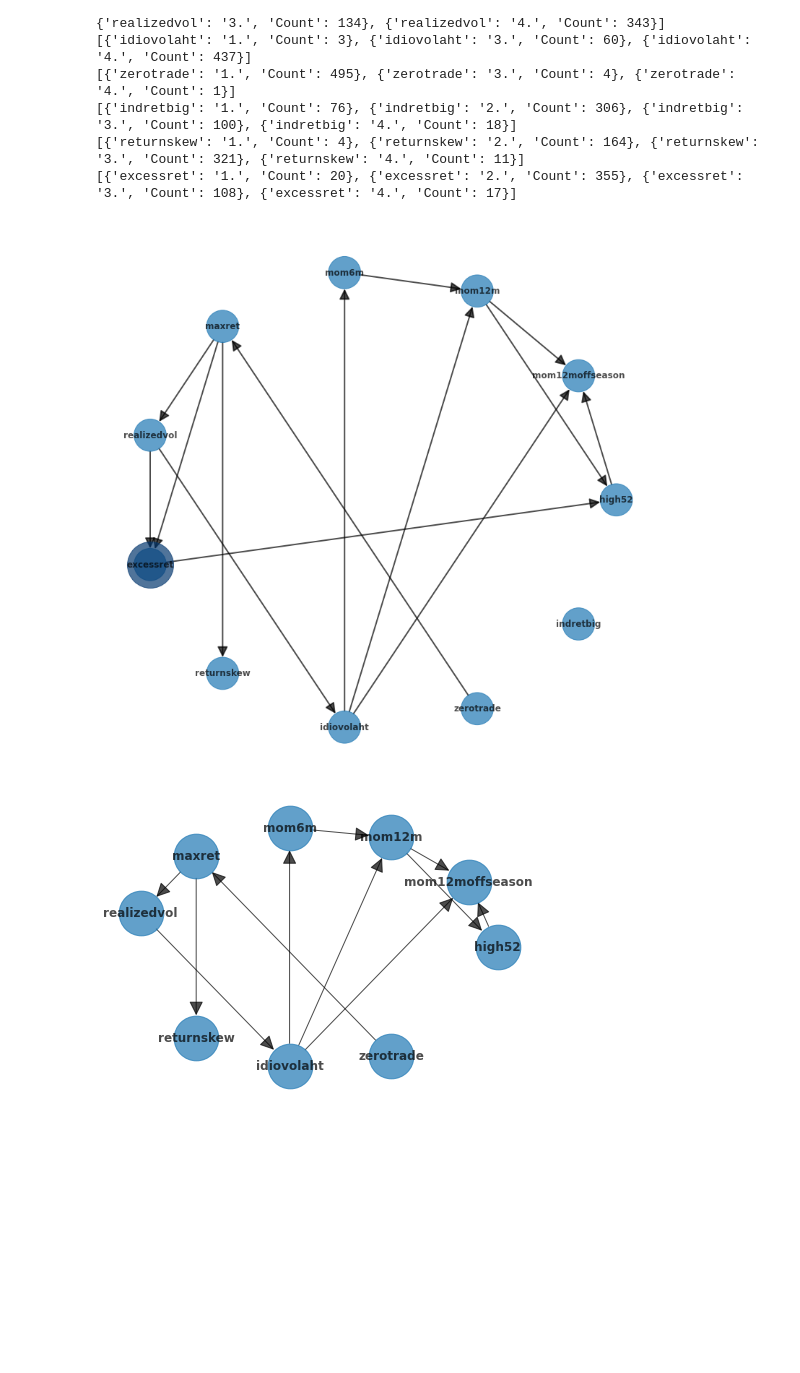
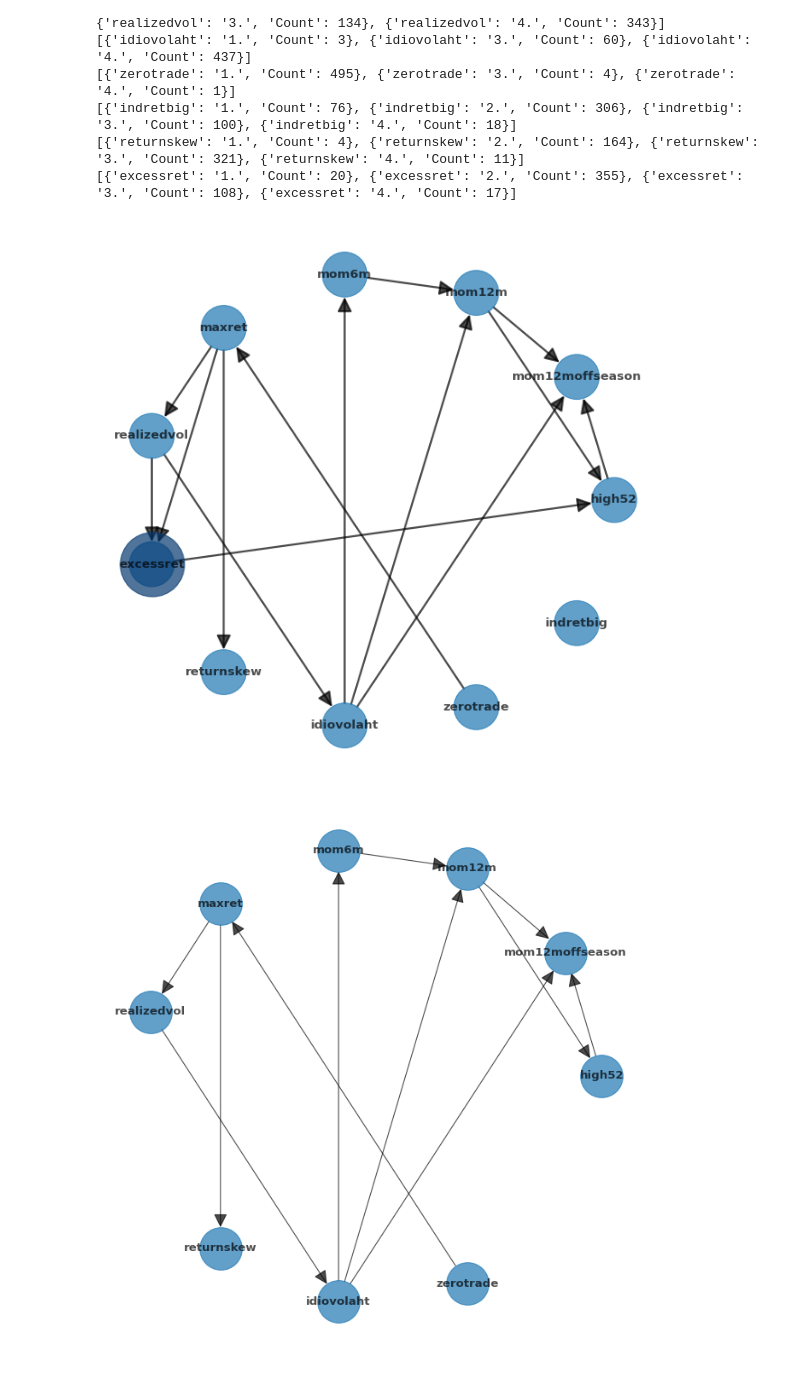
Before and after one commit to alasdair-breasley/pds-assignment, a Jupyter notebook: PDS_Assignment.ipynb, the cells around one changed output. Drawn from its saved outputs; the diff is of its cells as text; code cells hidden in the pictures; blank space fills up the shorter version.

```diff
--- a/PDS_Assignment.ipynb
+++ b/PDS_Assignment.ipynb
@@ -687,7 +689,7 @@ model.fit(data = training_data,
     complete_samples_only = True)
 # %%
 # Plot the model as a DAG
-plt.figure(3, figsize = (14, 14))
+plt.figure(3, figsize = (10, 10), dpi = 80)
 G = nx.DiGraph()
 G.add_edges_from(model.edges)
 
@@ -711,13 +713,15 @@ nx.draw(tt_g, pos = pos, with_labels = False, arrowsize = 0, node_size = 4100, a
 # Dependancies for outcome
 plt.show()
 # %% [output]
-[figure, old version]
+[figure, new version]
 # %%
+plt.figure(3, figsize = (8, 8), dpi = 80)
+
 sub_g = G.subgraph(nodes = ["high52", "mom12m", "mom6m", "maxret", "mom12moffseason", "realizedvol",
                             "idiovolaht", "zerotrade", "returnskew"])
-nx.draw(sub_g, pos = pos, with_labels = True, arrowsize = 30, node_size = 2000, alpha = 0.7, font_weight = "bold")  # Draw the original graph
+nx.draw(sub_g, pos = pos, with_labels = True, arrowsize = 30, node_size = 2000, alpha = 0.7, font_weight = "bold")
 
 # Dependancies between none outcome features - dependant on each other
 plt.show()
 # %% [output]
-[figure, old version]
+[figure, new version]
```
Also changed, not shown: parts of 3 cells of this notebook.
